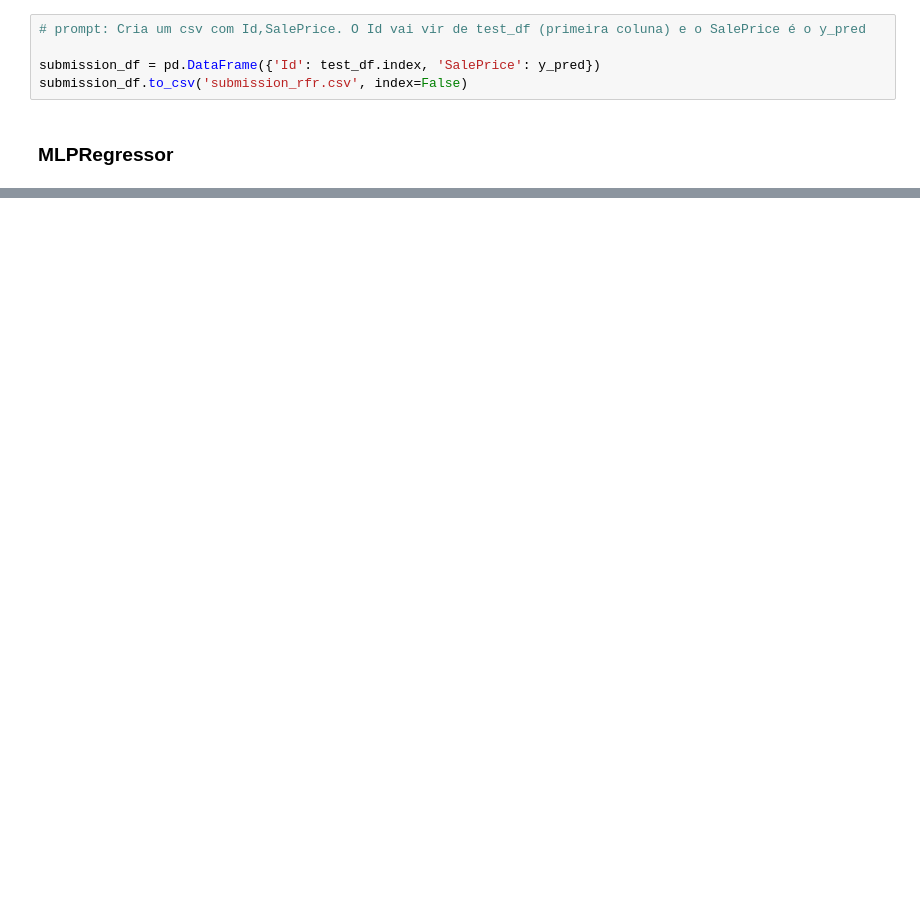
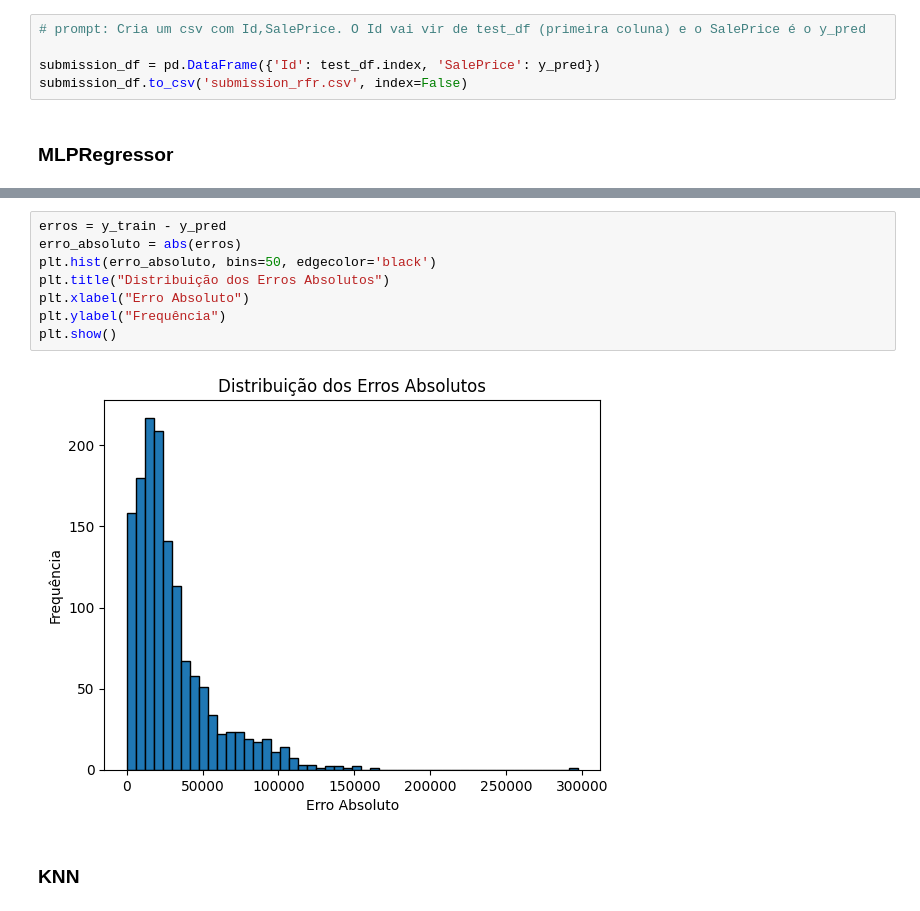
Before and after one commit to GustavoGomesDias/ml, a Jupyter notebook: house_prices.ipynb, the cells around one changed output, grey strips where cells are left out. Drawn from its saved outputs; the diff is of its cells as text; blank space fills up the shorter version.

```diff
--- a/house_prices.ipynb
+++ b/house_prices.ipynb
@@ -362,0 +361,12 @@ mae, rmse
+# %%
+erros = y_train - y_pred
+erro_absoluto = abs(erros)
+plt.hist(erro_absoluto, bins=50, edgecolor='black')
+plt.title("Distribuição dos Erros Absolutos")
+plt.xlabel("Erro Absoluto")
+plt.ylabel("Frequência")
+plt.show()
+# %% [output]
+[figure, added]
+# %% [markdown]
+### KNN
```
Also changed, not shown: parts of 23 cells of this notebook.
